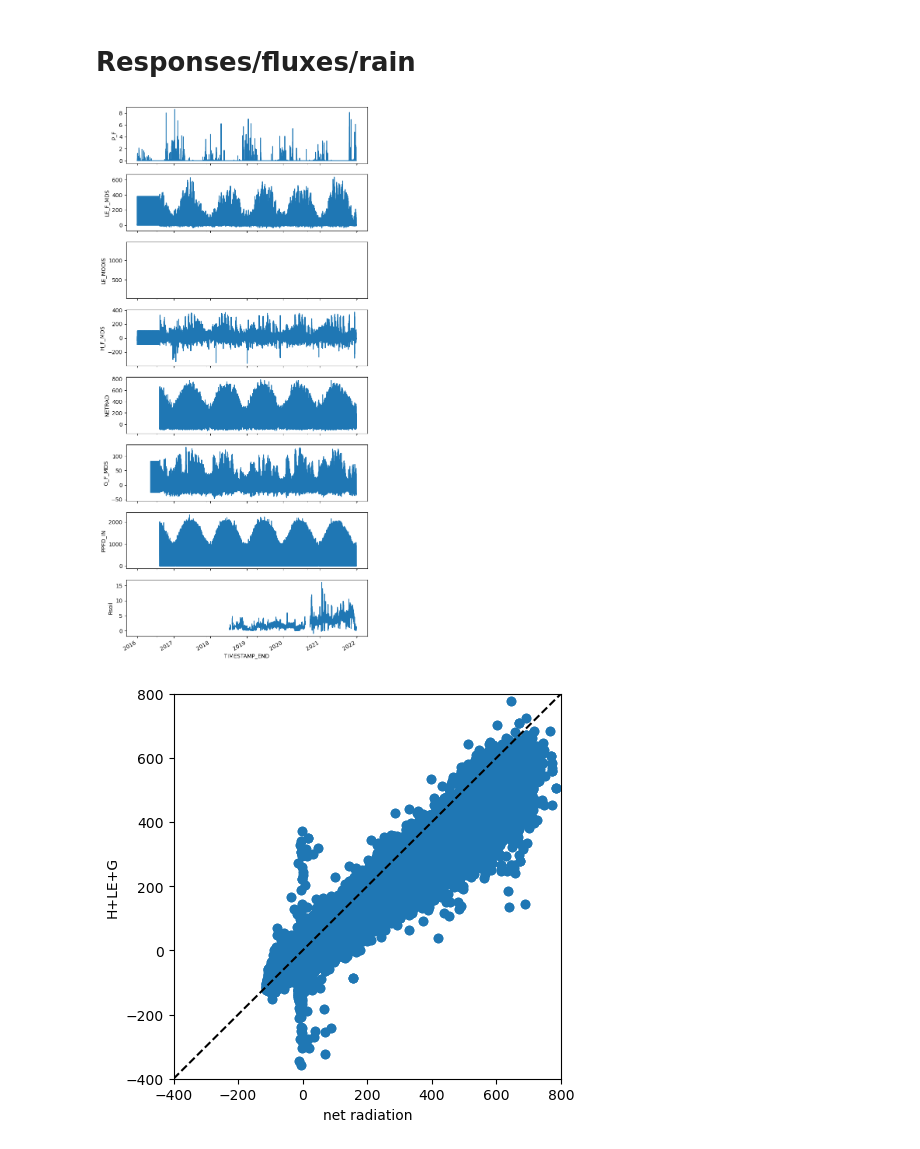
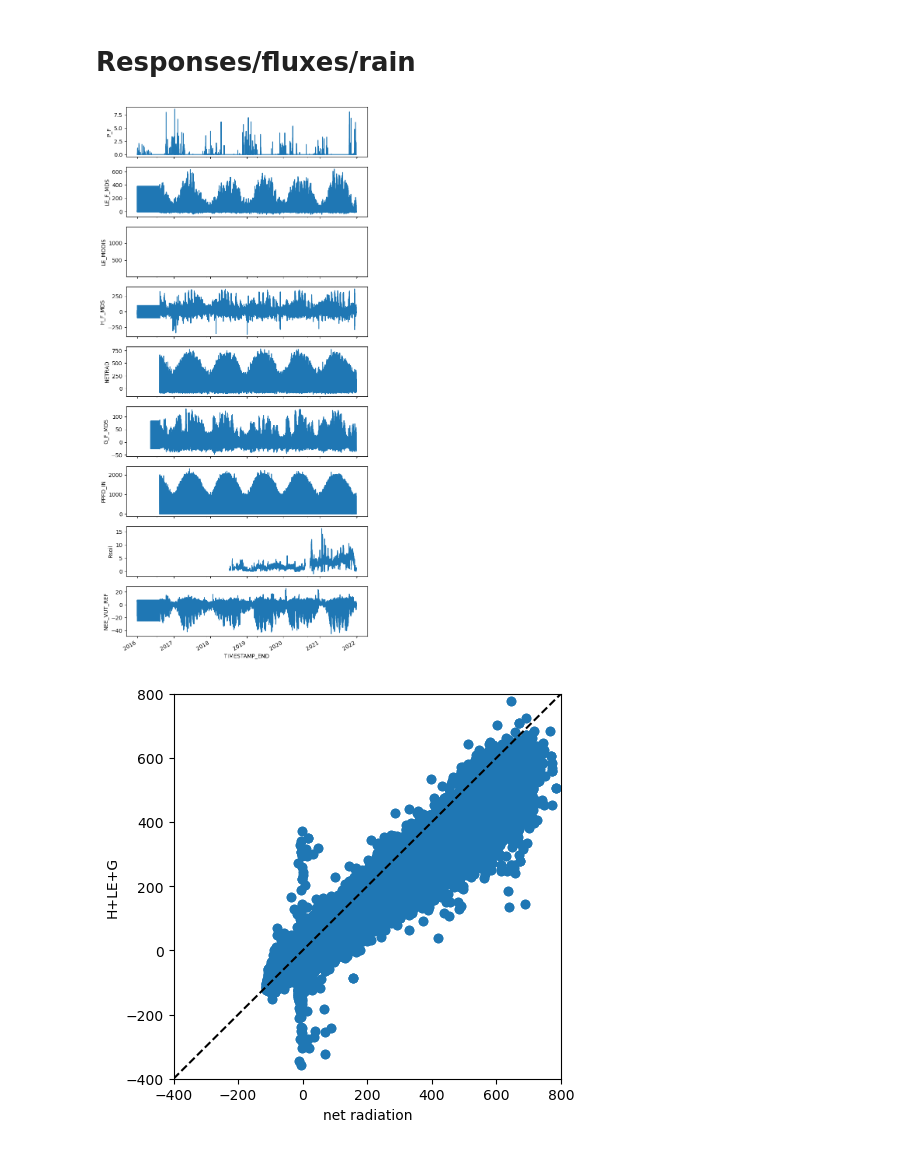
Before and after one commit to pnnl/JAX-CanVeg, a Jupyter notebook: examples/US-Bi1/US-Bi1.ipynb, the cells around one changed output. Cells and saved outputs as stored; diff of their text form; code cells hidden in the pictures.

```diff
--- a/examples/US-Bi1/US-Bi1.ipynb
+++ b/examples/US-Bi1/US-Bi1.ipynb
@@ -26,8 +26,8 @@ from jax_canoak.subjects.utils import es as fes
 %autoreload 2
 # %%
 site = "US-Bi1"
-dir_flux_data = Path(f"../data/fluxtower/{site}")
-dir_modis_data = Path(f"../data/modis/{site}")
+dir_flux_data = Path(f"../../data/fluxtower/{site}")
+dir_modis_data = Path(f"../../data/modis/{site}")
 
 f_forcing = (
     dir_flux_data
@@ -316,23 +298,24 @@ np.savetxt(dir_flux_data / "US-Bi1-forcings-test.csv", df_save.values, delimiter
 # %%
 # The data to compare
 out_varns = [
     "P_F",
     "LE_F_MDS",
     "LE_MODIS",
     "H_F_MDS",
     "NETRAD",
     "G_F_MDS",
     "PPFD_IN",
     "Rsoil",
+    "NEE_VUT_REF"
 ]
 varns = out_varns
 fig, axes = plt.subplots(len(varns), 1, figsize=(8, 20), sharex=True)
 for i, varn in enumerate(varns):
     ax = axes[i]
     df[varn].plot(ax=ax)
     ax.set(ylabel=varn)
 # %% [output]
-[figure, old version]
+[figure, new version]
 # %%
 fig, ax = plt.subplots(1, 1, figsize=(5, 5))
 lim = [-400, 800]
```
Also changed, not shown: parts of 4 cells of this notebook, 27 other files.
